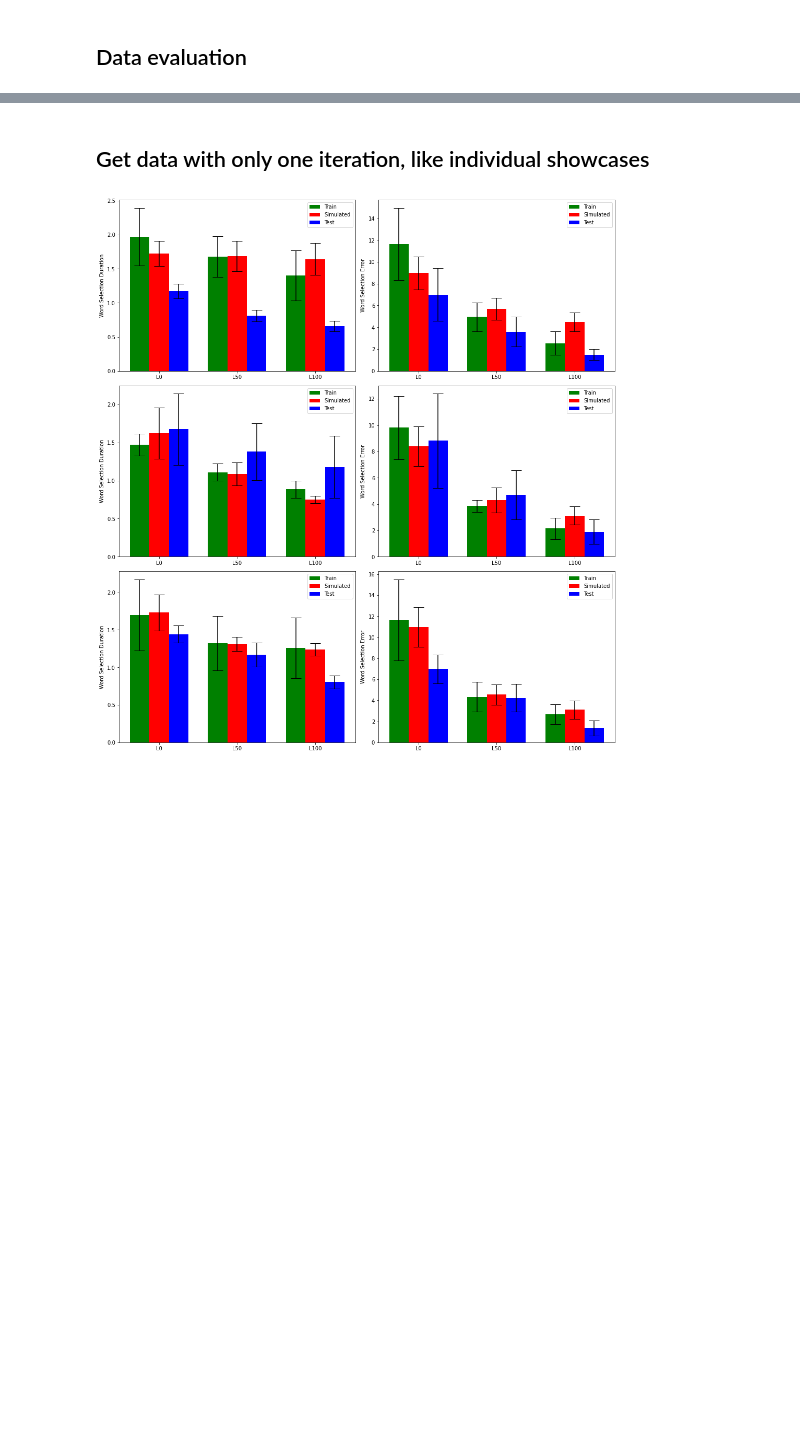
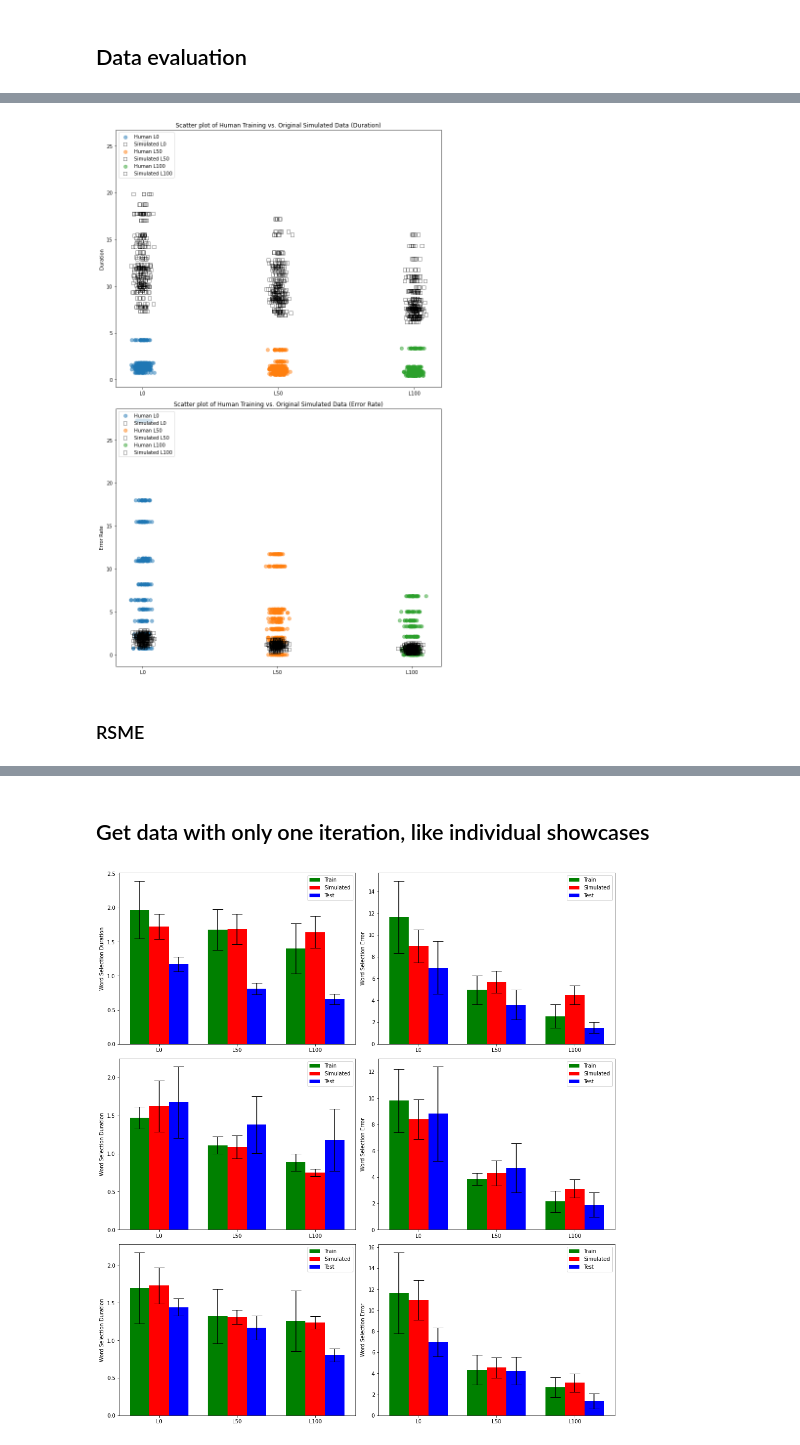
Before and after one commit to BaiYunpeng1949/heads-up-multitasker, a Jupyter notebook: huc/envs/mobile_reading/results/Grid Search.ipynb, the cells around one changed output, grey strips where cells are left out. Drawn from its saved outputs; the diff is of its cells as text; code cells hidden in the pictures; blank space fills up the shorter version.

```diff
--- a/huc/envs/mobile_reading/results/Grid Search.ipynb
+++ b/huc/envs/mobile_reading/results/Grid Search.ipynb
@@ -591,7 +591,7 @@ def find_best_params(data, human_duration, human_error):
 # %%
 %%time
 
-num_iterations = 200
+num_iterations = 10
 all_costs = []
 all_best_params = []
 
@@ -978,0 +898,50 @@ plt.show()
+# %%
+import numpy as np
+import matplotlib.pyplot as plt
+
+# Create a function to generate scatter plot for each layout
+def plot_data_for_layout(layout, human_data, sim_data, ax, y_label):
+    # X values (adding a small random noise to x-values to prevent overlap)
+    x_vals_human = np.random.normal(loc=np.where(labels == layout)[0], scale=0.03, size=len(human_data))
+    x_vals_sim = np.random.normal(loc=np.where(labels == layout)[0], scale=0.03, size=len(sim_data))
+
+    ax.scatter(x_vals_human, human_data, marker='o', alpha=0.5, s=50, label=f"Human {layout}")
+    ax.scatter(x_vals_sim, sim_data, marker='s', edgecolor='black', facecolor='none', alpha=0.5, s=50, label=f"Simulated {layout}")
+
+# Create labels for the x-axis
+labels = np.array(['L0', 'L50', 'L100'])
+
+# Setup plots
+fig, axs = plt.subplots(2, 1, figsize=(10, 16))
+
+# Duration scatter plot
+for label in ['L0', 'L50', 'L100']:
+    human_data_duration = [val for sublist in human_train_durations_details[label] for val in sublist]
+    simulated_data_duration = simulated_durations[label] * len(human_train_durations_details[label][0])
+    plot_data_for_layout(label, human_data_duration, simulated_data_duration, axs[0], 'Duration')
+
+# Error scatter plot
+for label in ['L0', 'L50', 'L100']:
+    human_data_error = [val for sublist in human_train_errors_details[label] for val in sublist]
+    simulated_data_error = simulated_errors[label] * len(human_train_errors_details[label][0])
+    plot_data_for_layout(label, human_data_error, simulated_data_error, axs[1], 'Error Rate')
+
+# Set labels, ticks, and titles
+axs[0].set_xticks([0, 1, 2])
+axs[0].set_xticklabels(['L0', 'L50', 'L100'])
+axs[0].set_ylabel('Duration')
+axs[0].set_title('Scatter plot of Human Training vs. Original Simulated Data (Duration)')
+axs[0].legend(loc="upper left")
+
+axs[1].set_xticks([0, 1, 2])
+axs[1].set_xticklabels(['L0', 'L50', 'L100'])
+axs[1].set_ylabel('Error Rate')
+axs[1].set_title('Scatter plot of Human Training vs. Original Simulated Data (Error Rate)')
+axs[1].legend(loc="upper left")
+
+plt.tight_layout()
+plt.show()
+# %% [output]
+[figure, added]
+# %% [markdown]
+### RSME
```
Also changed, not shown: parts of 17 cells of this notebook, 5 other files.
